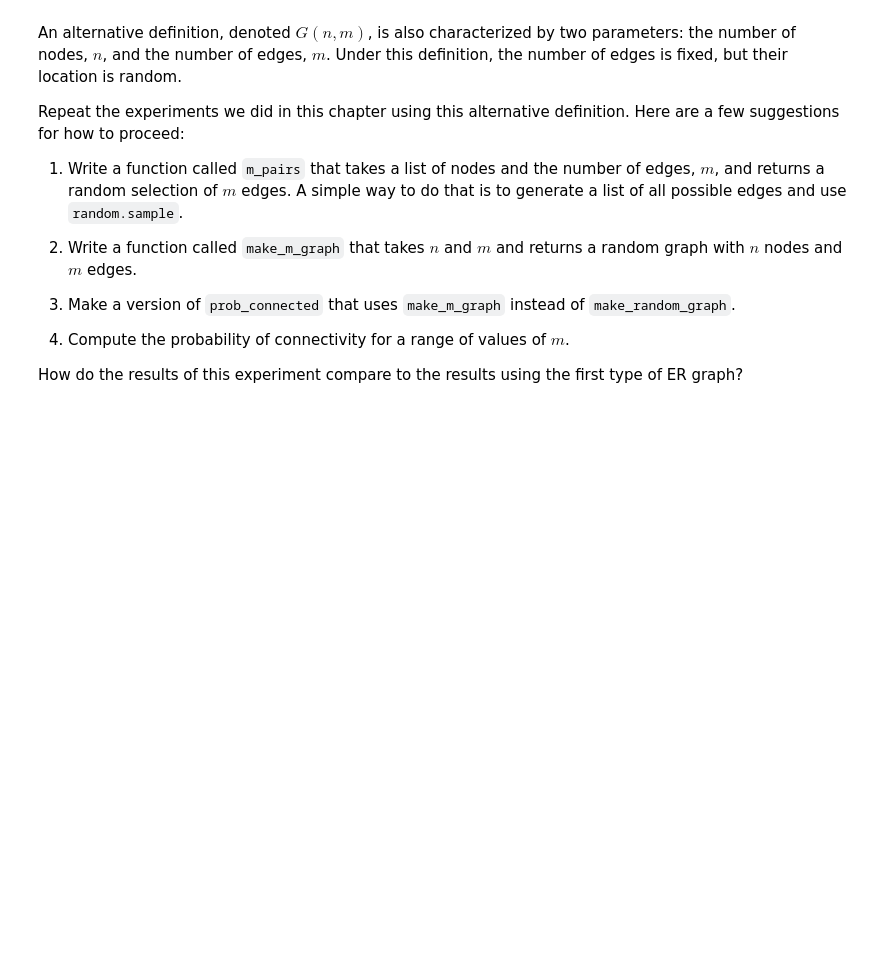
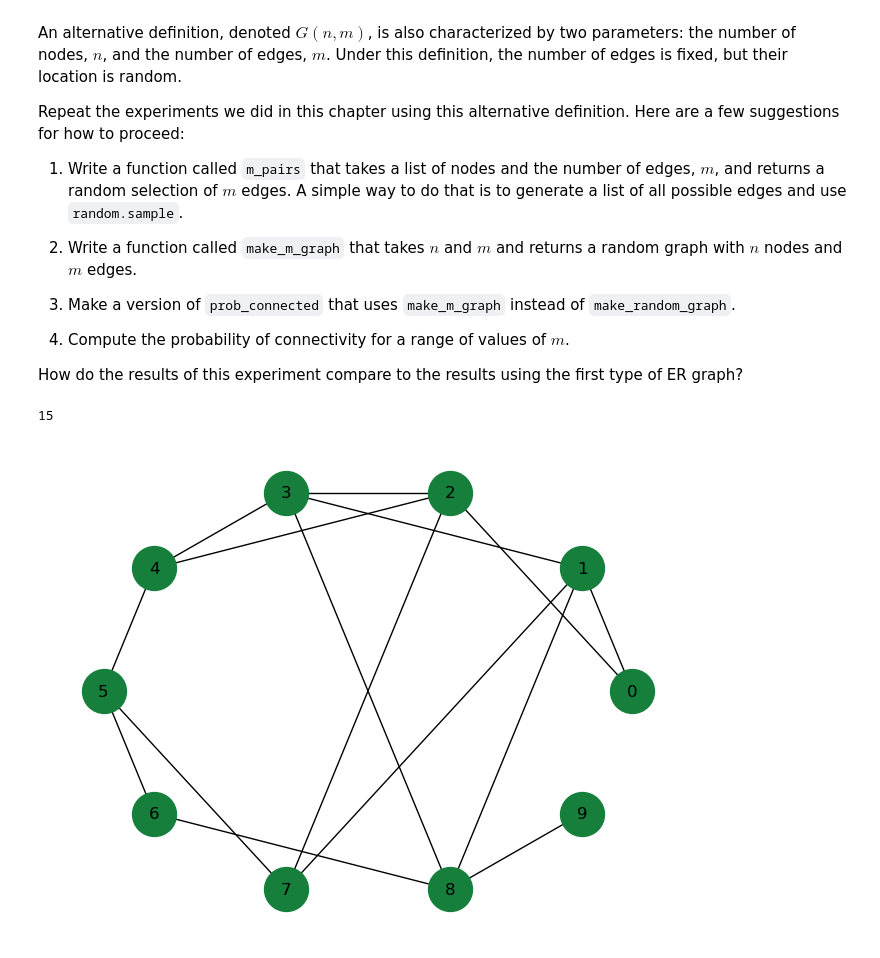
Before and after one commit to joaoppadua/ThinkComplexity2, a Jupyter notebook: notebooks/chap02.ipynb, the cells around one changed output. Cells and saved outputs as stored; diff of their text form; code cells hidden in the pictures; blank space fills up the shorter version.

```diff
--- a/notebooks/chap02.ipynb
+++ b/notebooks/chap02.ipynb
@@ -516,2 +568,26 @@ How do the results of this experiment compare to the results using the first typ
+# %%
+# Solution goes here
+import random
+random.seed(41)
+
+def m_pairs(nodes, m):
+    all_edges = list(all_pairs(nodes))
+    selection = random.sample(all_edges, m)
+    return selection
+
+def make_m_graph(n, m):
+    G = nx.Graph()
+    nodes = range(n)
+    G.add_nodes_from(nodes)
+    try :
+        assert m <= n*(n-1)/2
+    except:
+        raise ValueError("Number of edges m is too large for the number of nodes n.")
+    G.add_edges_from(m_pairs(nodes, m))
+    return G
+# %%
+m_graph = make_m_graph(10, 15)
 # %%
 m_graph.number_of_edges()
+# %% [output]
+15
@@ -521,0 +594,7 @@ m_graph.number_of_edges()
+# %%
+nx.draw_circular(m_graph,
+                 node_color='C4',
+                 node_size=1000,
+                 with_labels=True)
+# %% [output]
+[figure, added]
```
Also changed, not shown: parts of 20 cells of this notebook, 2 other files.
